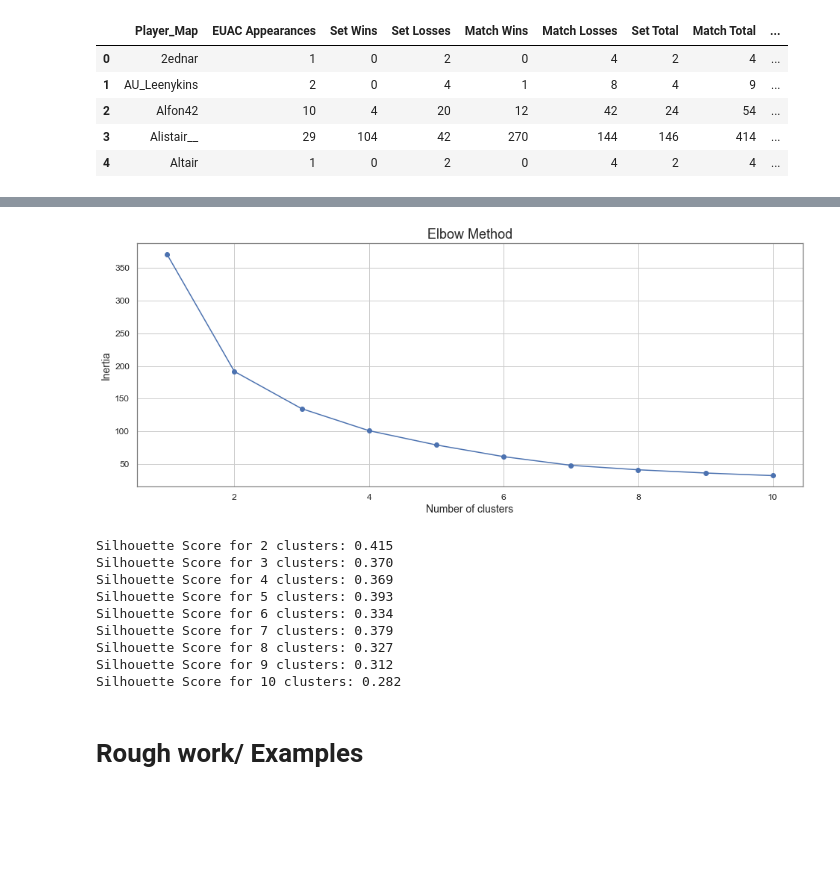
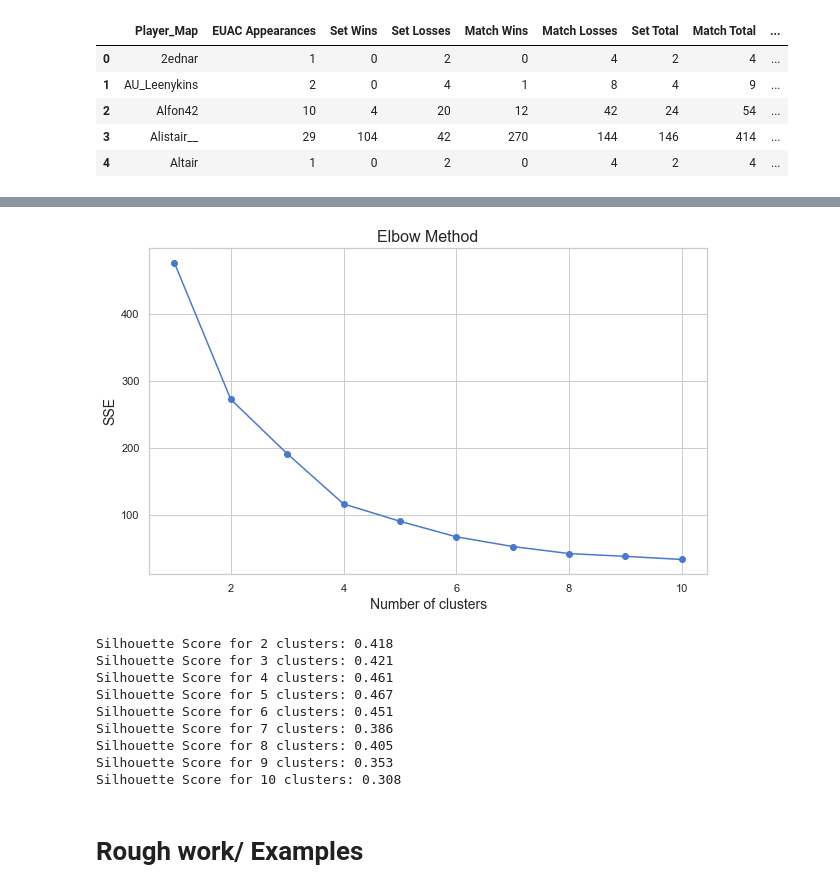
Before and after one commit to DarrenCCT/Tournament-Analysis, a Jupyter notebook: EUAC - Analysis.ipynb, the cells around one changed output, grey strips where cells are left out. Cells and saved outputs as stored; diff of their text form; code cells hidden in the pictures; blank space fills up the shorter version.

Commit message:
Add files via upload
Fixed a quirk with elo graph of euac winners. Updated a function

```diff
--- a/EUAC - Analysis.ipynb
+++ b/EUAC - Analysis.ipynb
@@ -1354,13 +1399,13 @@ Alistair seemed to have a meteoric rise. Showed up to the scene late and even ma
 # %%
 scoredf = df.copy()
 scoredf = scoredf.replace("0--1", "2-0")
-scoredf[["P1_Score", "P2_Score"]] = scoreDf["Score"].str.split("-", expand=True).astype(int)
+scoredf[["P1_Score", "P2_Score"]] = scoredf["Score"].str.split("-", expand=True).astype(int)
 # %%
 scoredf["Player 1 Diff"] = scoredf["P1_Score"] - scoredf["P2_Score"]
 scoredf["Player 2 Diff"] = scoredf["P2_Score"] - scoredf["P1_Score"]
 # %%
-p1_diff = scoreDf.groupby("Player1")["Player 1 Diff"].sum()
-p2_diff = scoreDf.groupby("Player2")["Player 2 Diff"].sum()
+p1_diff = scoredf.groupby("Player1")["Player 1 Diff"].sum()
+p2_diff = scoredf.groupby("Player2")["Player 2 Diff"].sum()
 
 score_diff = (p1_diff.add(p2_diff, fill_value=0)).sort_values(ascending=False)
 # %%
@@ -1419,5 +1466,5 @@ statsdf.head()
 # %%
-clusterdf = statsdf[["EUAC Appearances", "Set Winrate", "Match Winrate", "Average Placement", "Elo", "Highest Elo", "Score_Diff"]]
+clusterdf = statsdf[["EUAC Appearances", "Set Winrate", "Match Winrate", "Average Placement", "Elo", "Highest Elo", "Score_Diff", "EUAC Wins"]]
 # %%
 clusterdf = clusterdf[clusterdf["EUAC Appearances"] > 2]
 # %%
@@ -1428,7 +1475,7 @@ X = scaler.fit_transform(clusterdf)
 # %%
 from sklearn.cluster import KMeans
 
-kmeans = KMeans(n_clusters=3, random_state=42)
+kmeans = KMeans(n_clusters=4, random_state=42)
 clusterdf["Cluster"] = kmeans.fit_predict(X)
 # %%
 cluster_summary = clusterdf.groupby("Cluster").mean()
@@ -1468,20 +1519,20 @@ plt.show()
 # %%
 from sklearn.cluster import KMeans
 import matplotlib.pyplot as plt
 
 inertia = []
 K = range(1, 11)
 for k in K:
     kmeans = KMeans(n_clusters=k, random_state=0).fit(X)
     inertia.append(kmeans.inertia_)
 
 plt.plot(K, inertia, 'bo-')
 plt.xlabel('Number of clusters')
-plt.ylabel('Inertia')
+plt.ylabel('SSE')
 plt.title('Elbow Method')
 plt.show()
 # %% [output]
-[figure, old version]
+[figure, new version]
 # %%
 from sklearn.metrics import silhouette_score
 
@@ -1490,12 +1541,12 @@ for k in range(2, 11):
     score = silhouette_score(X, kmeans.labels_)
     print(f"Silhouette Score for {k} clusters: {score:.3f}")
 # %% [output]
-Silhouette Score for 2 clusters: 0.415
-Silhouette Score for 3 clusters: 0.370
-Silhouette Score for 4 clusters: 0.369
-Silhouette Score for 5 clusters: 0.393
-Silhouette Score for 6 clusters: 0.334
-Silhouette Score for 7 clusters: 0.379
-Silhouette Score for 8 clusters: 0.327
-Silhouette Score for 9 clusters: 0.312
-Silhouette Score for 10 clusters: 0.282
+Silhouette Score for 2 clusters: 0.418
+Silhouette Score for 3 clusters: 0.421
+Silhouette Score for 4 clusters: 0.461
+Silhouette Score for 5 clusters: 0.467
+Silhouette Score for 6 clusters: 0.451
+Silhouette Score for 7 clusters: 0.386
+Silhouette Score for 8 clusters: 0.405
+Silhouette Score for 9 clusters: 0.353
+Silhouette Score for 10 clusters: 0.308
```
Also changed, not shown: parts of 15 cells of this notebook.
